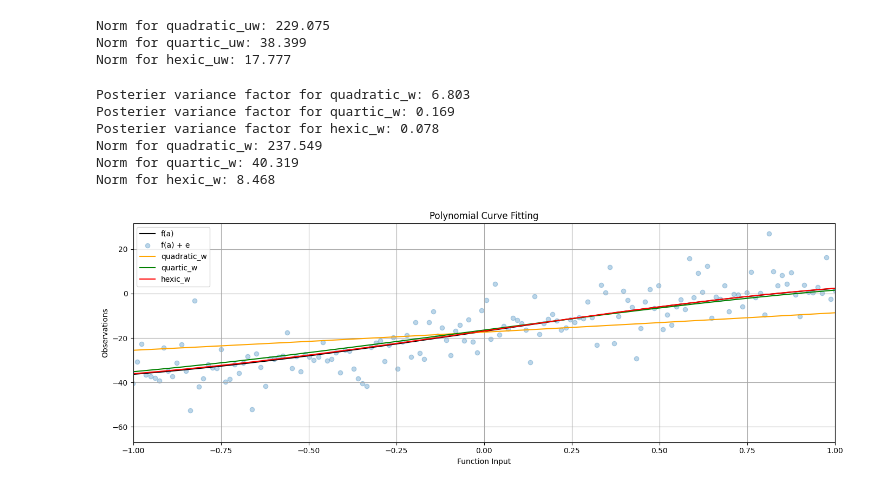
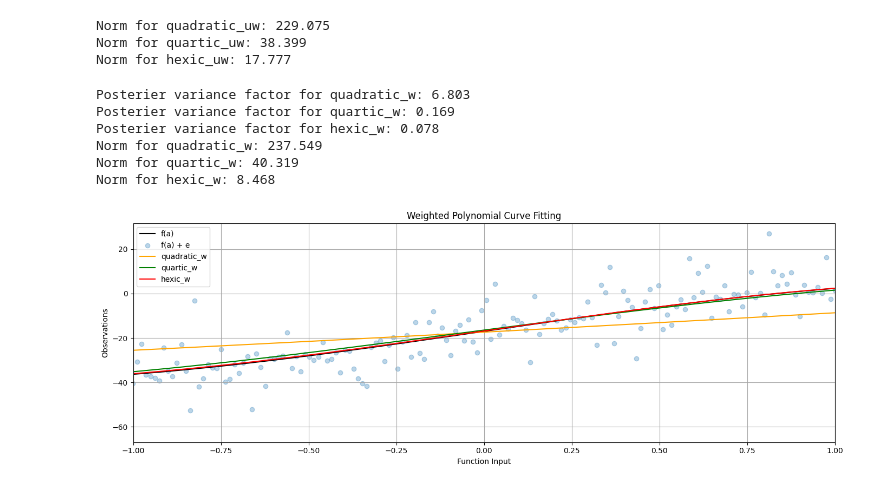
Before and after one commit to andrew-thai08/ENGG680_2025_Fall, a Jupyter notebook: Lab_Assignment1/Assignment1.ipynb, the cells around one changed output. Cells and saved outputs as stored; diff of their text form; code cells hidden in the pictures.

```diff
--- a/Lab_Assignment1/Assignment1.ipynb
+++ b/Lab_Assignment1/Assignment1.ipynb
@@ -885,35 +885,35 @@ ax.plot(a, quartic_w, label='quartic_w', color='green')
 ax.plot(a, hexic_w, label='hexic_w', color='red')
 
 ax.legend()
 ax.set_xlabel('Function Input')
 ax.set_ylabel('Observations')
-ax.set_title('Polynomial Curve Fitting')
+ax.set_title('Weighted Polynomial Curve Fitting')
 
 ax.set_xlim(-1, 1)
 
 ax.grid(True, which='both',ls='-',color='0.65')
 
 fig.tight_layout()
 
 print(f"Posterier variance factor for quadratic_w: {apv_2w:.3f}")
 print(f"Posterier variance factor for quartic_w: {apv_4w:.3f}")
 print(f"Posterier variance factor for hexic_w: {apv_6w:.3f}")
 
 norm_2w = np.linalg.norm(l_true - quadratic_w)
 norm_4w = np.linalg.norm(l_true - quartic_w)
 norm_6w = np.linalg.norm(l_true - hexic_w)
 
 print(f"Norm for quadratic_w: {norm_2w:.3f}")
 print(f"Norm for quartic_w: {norm_4w:.3f}")
 print(f"Norm for hexic_w: {norm_6w:.3f}")
 # %% [output]
 Posterier variance factor for quadratic_w: 6.803
 Posterier variance factor for quartic_w: 0.169
 Posterier variance factor for hexic_w: 0.078
 Norm for quadratic_w: 237.549
 Norm for quartic_w: 40.319
 Norm for hexic_w: 8.468
-[figure, old version]
+[figure, new version]
 # %%
 # step 14
 # Compare the results of a posterier variance factor and norm from unweighted LSE and weighted LSE, what phenomena do you observe? Explain this phenomena.
```
Also changed, not shown: parts of 2 cells of this notebook, 1 other file.
